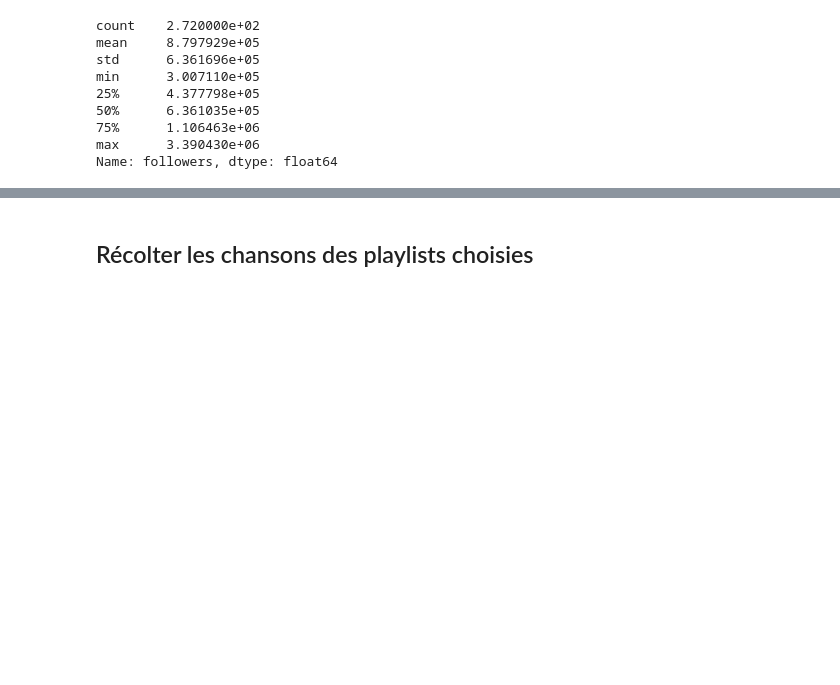
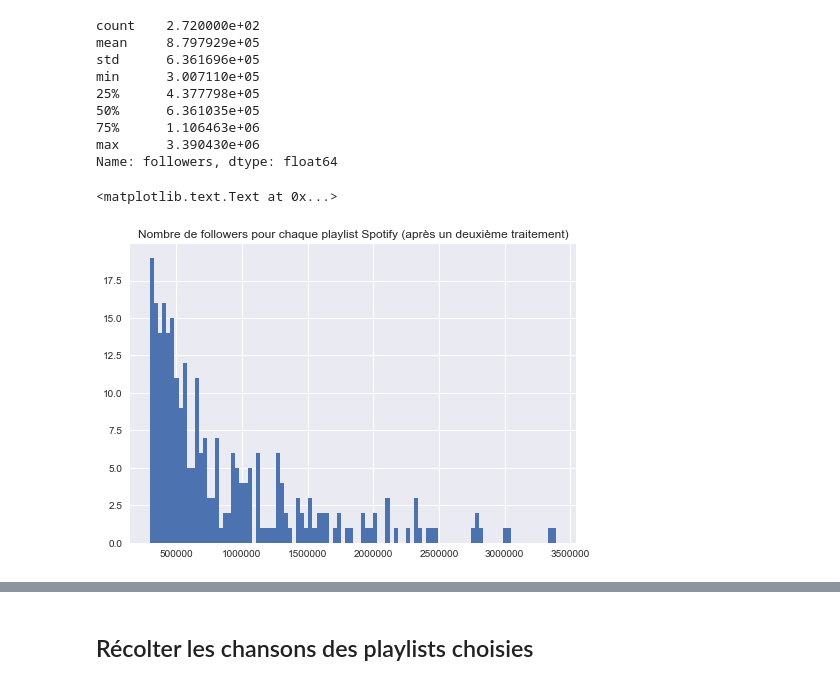
Before and after one commit to erufuun/Python-Projet-DS, a Jupyter notebook: Collect.ipynb, the cells around one changed output, grey strips where cells are left out. Cells and saved outputs as stored; diff of their text form; code cells hidden in the pictures; blank space fills up the shorter version.

```diff
--- a/Collect.ipynb
+++ b/Collect.ipynb
@@ -154,4 +168,10 @@ min      3.007110e+05
 75%      1.106463e+06
 max      3.390430e+06
 Name: followers, dtype: float64
+# %%
+follow_t.hist(bins = 100)
+plt.title("Nombre de followers pour chaque playlist Spotify (après un deuxième traitement)")
+# %% [output]
+<matplotlib.text.Text at 0x...>
+[figure, added]
 # %%
```
Also changed, not shown: parts of 14 cells of this notebook.
